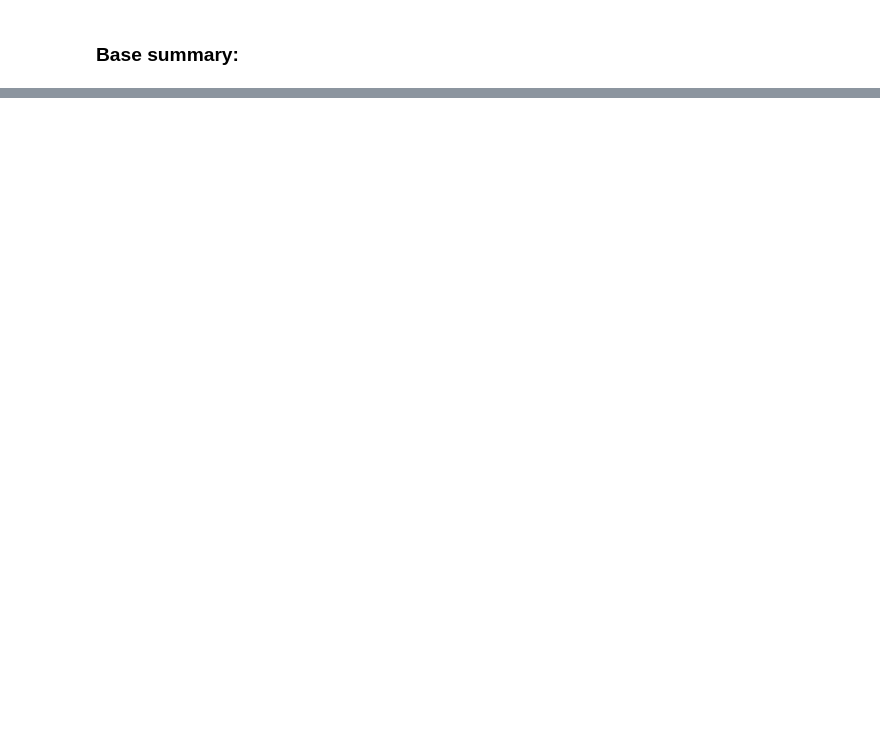
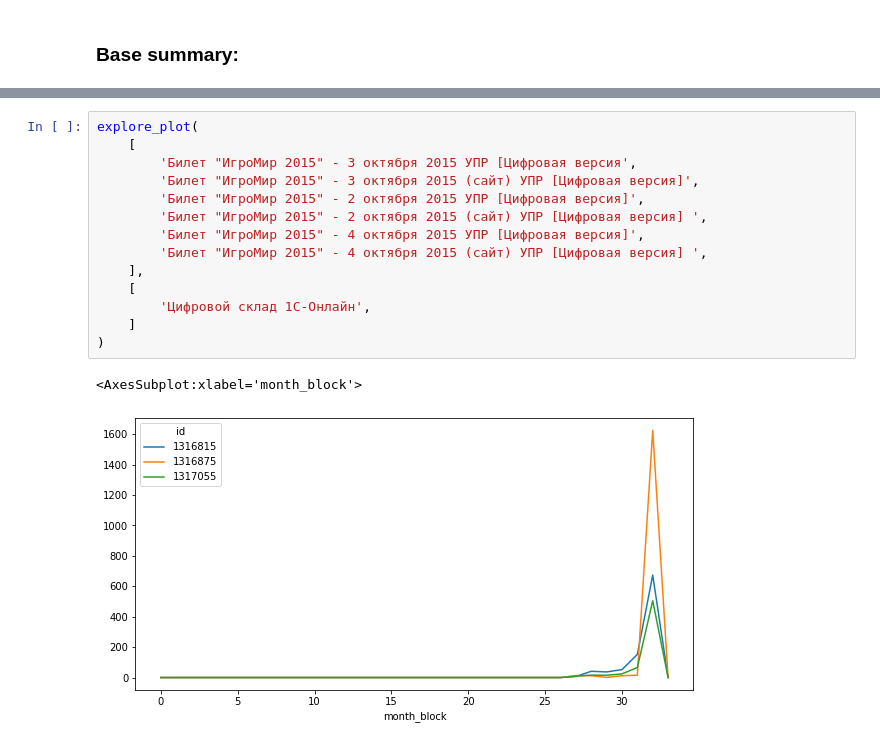
Before and after one commit to Denchidlo/FutureSales, a Jupyter notebook: notebooks/residual_analysis.ipynb, the cells around one changed output, grey strips where cells are left out. Cells and saved outputs as stored; diff of their text form; blank space fills up the shorter version.

```diff
--- a/notebooks/residual_analysis.ipynb
+++ b/notebooks/residual_analysis.ipynb
@@ -96,0 +254,17 @@ sns.lmplot(data=report, x='predicted', y='residuals')
+# %%
+explore_plot(
+    [
+        'Билет "ИгроМир 2015" - 3 октября 2015 УПР [Цифровая версия',
+        'Билет "ИгроМир 2015" - 3 октября 2015 (сайт) УПР [Цифровая версия]',
+        'Билет "ИгроМир 2015" - 2 октября 2015 УПР [Цифровая версия]',
+        'Билет "ИгроМир 2015" - 2 октября 2015 (сайт) УПР [Цифровая версия]	',
+        'Билет "ИгроМир 2015" - 4 октября 2015 УПР [Цифровая версия]',
+        'Билет "ИгроМир 2015" - 4 октября 2015 (сайт) УПР [Цифровая версия]	',
+    ],
+    [
+        'Цифровой склад 1С-Онлайн',
+    ]
+)
+# %% [output]
+<AxesSubplot:xlabel='month_block'>
+[figure, added]
```
Also changed, not shown: parts of 28 cells of this notebook.
